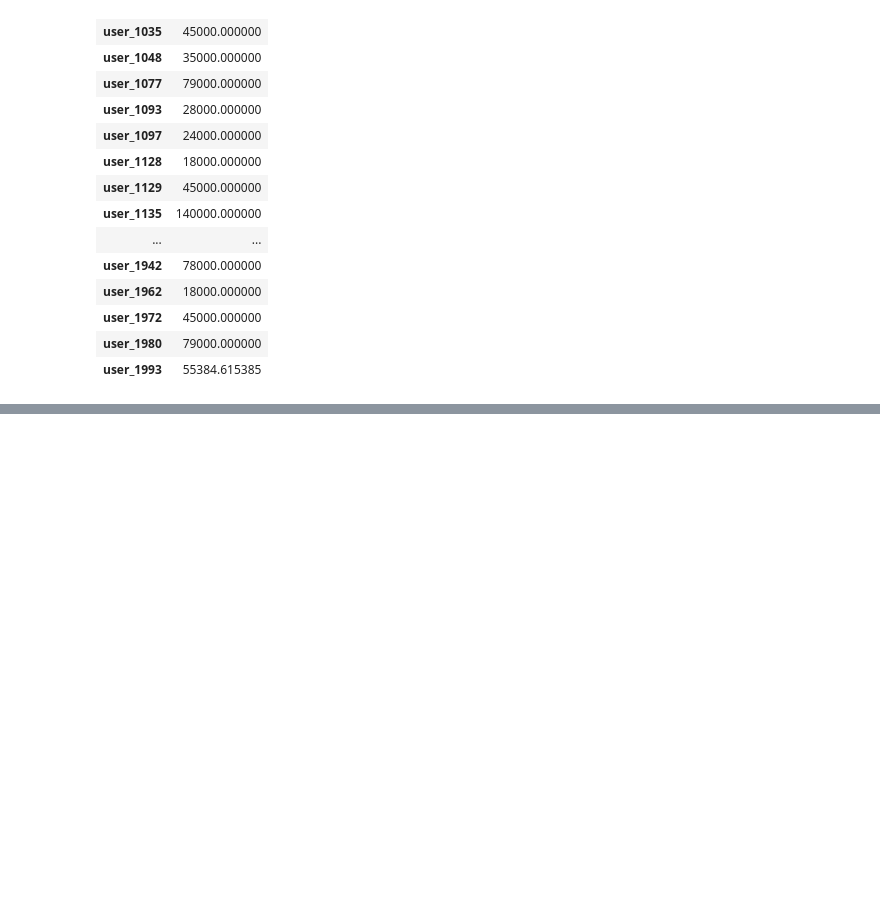
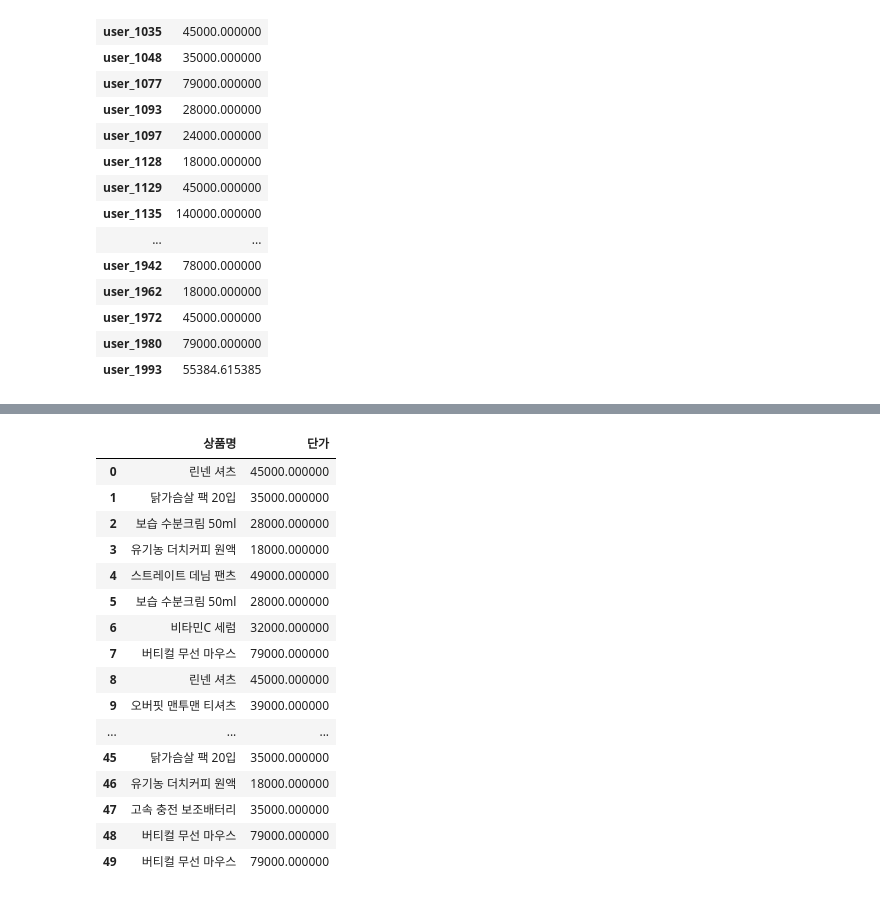
Before and after one commit to Kyyy12345/pandas-study, a Jupyter notebook: challenge-pandas.ipynb, the cells around one changed output, grey strips where cells are left out. Saved outputs shown, nothing was run; the diff lists cells and outputs as text; code cells hidden in the pictures; blank space fills up the shorter version.

```diff
--- a/challenge-pandas.ipynb
+++ b/challenge-pandas.ipynb
@@ -107,0 +147,21 @@ shopping.groupby('사용자ID').agg({'총주문금액': 'sum'}).sort_values('총
+# %%
+상품명단가 = shopping[['상품명', '단가']]
+상품명단가
+# %% [output]
+|  | 상품명 | 단가 |
+| 0 | 린넨 셔츠 | 45000.000000 |
+| 1 | 닭가슴살 팩 20입 | 35000.000000 |
+| 2 | 보습 수분크림 50ml | 28000.000000 |
+| 3 | 유기농 더치커피 원액 | 18000.000000 |
+| 4 | 스트레이트 데님 팬츠 | 49000.000000 |
+| 5 | 보습 수분크림 50ml | 28000.000000 |
+| 6 | 비타민C 세럼 | 32000.000000 |
+| 7 | 버티컬 무선 마우스 | 79000.000000 |
+| 8 | 린넨 셔츠 | 45000.000000 |
+| 9 | 오버핏 맨투맨 티셔츠 | 39000.000000 |
+| ... | ... | ... |
+| 45 | 닭가슴살 팩 20입 | 35000.000000 |
+| 46 | 유기농 더치커피 원액 | 18000.000000 |
+| 47 | 고속 충전 보조배터리 | 35000.000000 |
+| 48 | 버티컬 무선 마우스 | 79000.000000 |
+| 49 | 버티컬 무선 마우스 | 79000.000000 |
```
Also changed, not shown: parts of 2 cells of this notebook.
